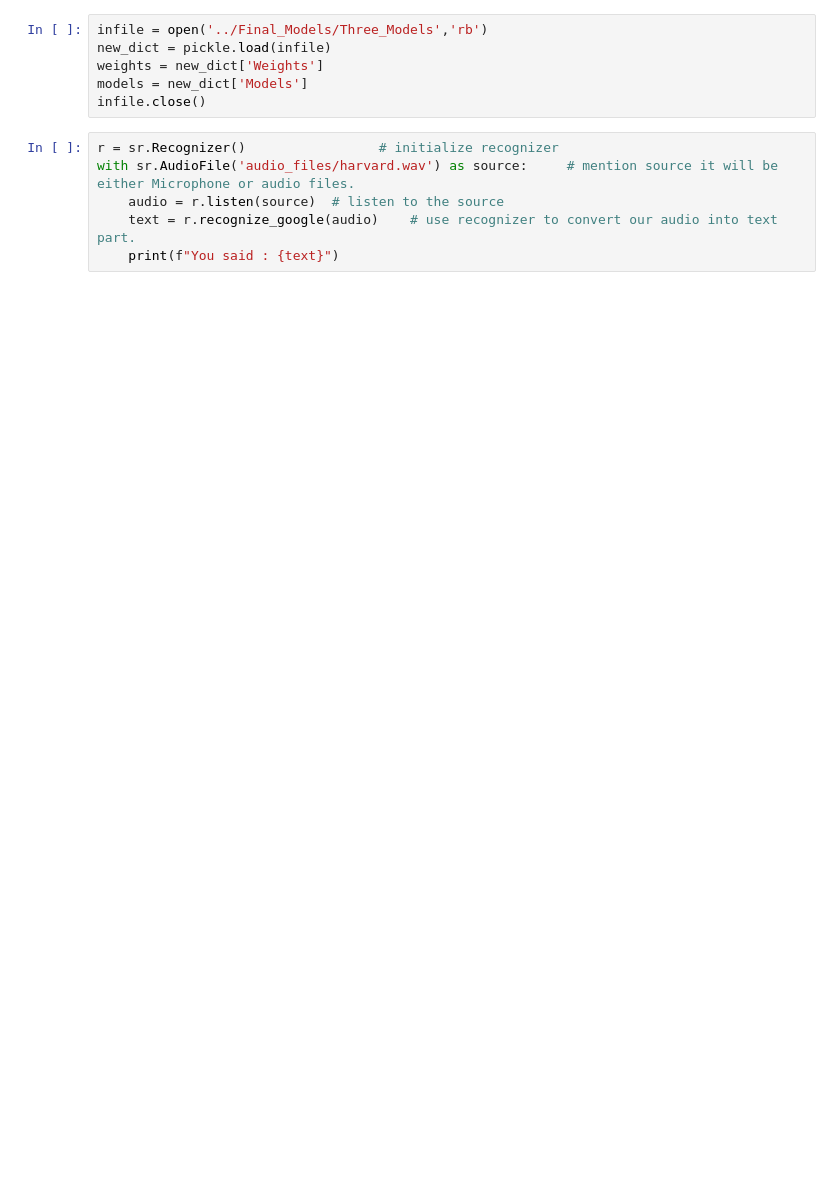
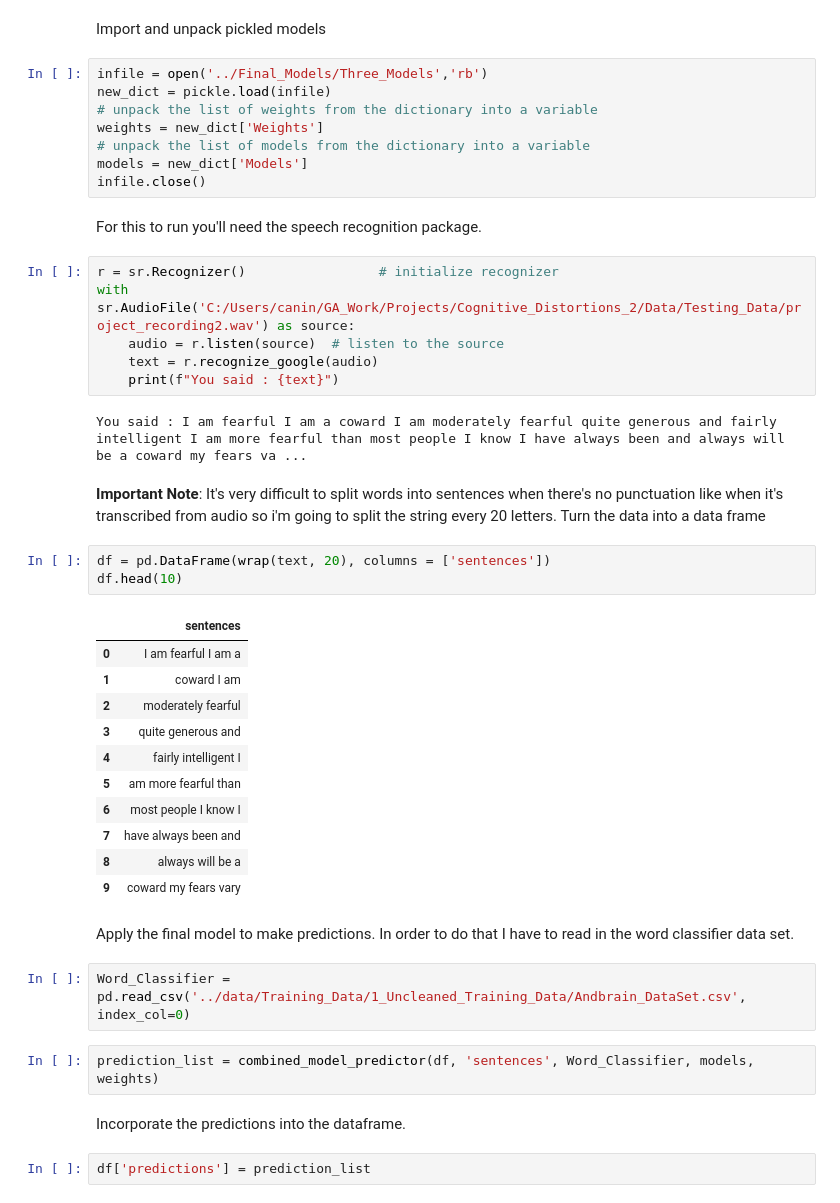
Before and after one commit to YisroelLen/Cognitive-Distortions-LFS, a Jupyter notebook: Code/4_Visualizations.ipynb, the cells around one changed output. Drawn from its saved outputs; the diff is of its cells as text; blank space fills up the shorter version.

```diff
--- a/Code/4_Visualizations.ipynb
+++ b/Code/4_Visualizations.ipynb
@@ -8,13 +13,49 @@ sys.path.insert(1, 'C:/Users/canin/GA_Work/Projects/Cognitive_Distortions/Final_
 from Final_Model_Functions import *
+# %% [markdown]
+Import and unpack pickled models
 # %%
 infile = open('../Final_Models/Three_Models','rb')
 new_dict = pickle.load(infile)
+# unpack the list of weights from the dictionary into a variable
 weights = new_dict['Weights']
+# unpack the list of models from the dictionary into a variable
 models = new_dict['Models']
 infile.close()
+# %% [markdown]
+For this to run you'll need the speech recognition package.
 # %%
 r = sr.Recognizer()                 # initialize recognizer
-with sr.AudioFile('audio_files/harvard.wav') as source:     # mention source it will be either Microphone or audio files.
+with sr.AudioFile('C:/Users/canin/GA_Work/Projects/Cognitive_Distortions_2/Data/Testing_Data/project_recording2.wav') as source:
     audio = r.listen(source)  # listen to the source
-    text = r.recognize_google(audio)    # use recognizer to convert our audio into text part.
+    text = r.recognize_google(audio)
     print(f"You said : {text}")
+# %% [output]
+You said : I am fearful I am a coward I am moderately fearful quite generous and fairly intelligent I am more fearful than most people I know I have always been and always will be a coward my fears va ...
+# %% [markdown]
+**Important Note**: It's very difficult to split words into sentences when there's no punctuation like when it's transcribed from audio so i'm going to split the string every 20 letters.
+Turn the data into a data frame
+# %%
+df = pd.DataFrame(wrap(text, 20), columns = ['sentences'])
+df.head(10)
+# %% [output]
+|  | sentences |
+| 0 | I am fearful I am a |
+| 1 | coward I am |
+| 2 | moderately fearful |
+| 3 | quite generous and |
+| 4 | fairly intelligent I |
+| 5 | am more fearful than |
+| 6 | most people I know I |
+| 7 | have always been and |
+| 8 | always will be a |
+| 9 | coward my fears vary |
+# %% [markdown]
+Apply the final model to make predictions. In order to do that I have to read in the word classifier data set.
+# %%
+Word_Classifier = pd.read_csv('../data/Training_Data/1_Uncleaned_Training_Data/Andbrain_DataSet.csv', index_col=0)
+# %%
+prediction_list = combined_model_predictor(df, 'sentences', Word_Classifier, models, weights)
+# %% [markdown]
+Incorporate the predictions into the dataframe.
+# %%
+df['predictions'] = prediction_list
```
Also changed, not shown: parts of 4 cells of this notebook, 3 other files.
